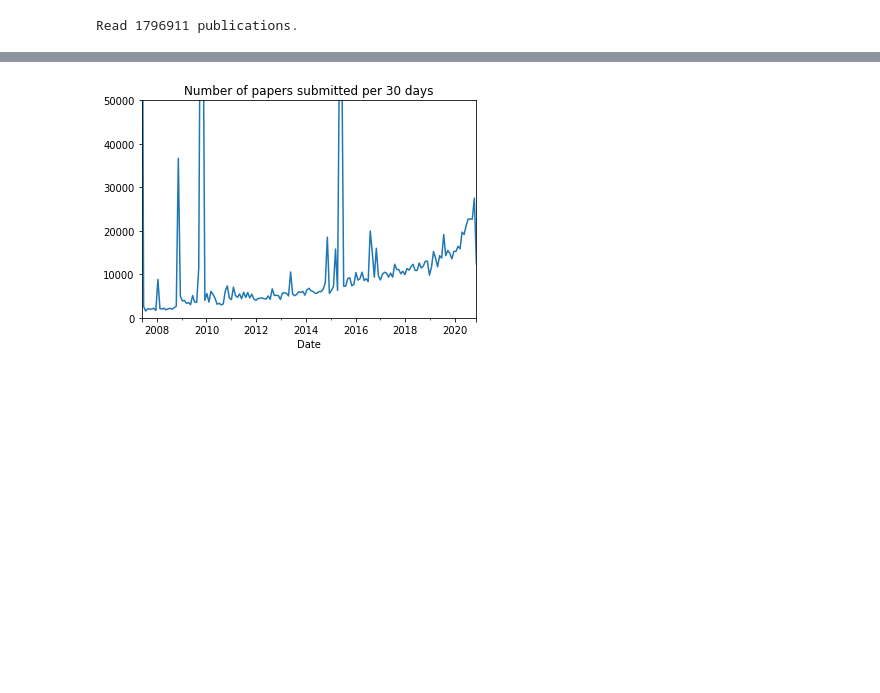
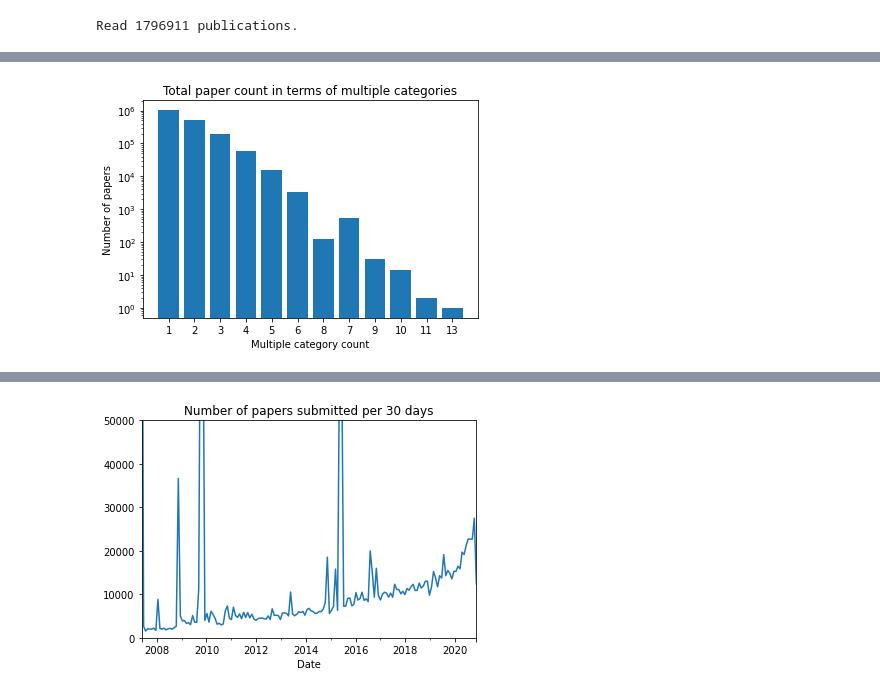
Before and after one commit to com-480-data-visualization/data-visualization-project-2021-ufa, a Jupyter notebook: exploratory_data_analysis.ipynb, the cells around one changed output, grey strips where cells are left out. Drawn from its saved outputs; the diff is of its cells as text; code cells hidden in the pictures; blank space fills up the shorter version.

```diff
--- a/exploratory_data_analysis.ipynb
+++ b/exploratory_data_analysis.ipynb
@@ -44,0 +106,13 @@ df.head(3)
+# %%
+#Count of multiple categories in each paper
+multi_categories = Counter([len(x.split(' ')) for x in df['categories']])
+
+fig, ax = plt.subplots()
+ax.bar(np.arange(len(multi_categories)),multi_categories.values(), tick_label=list(multi_categories.keys()))
+ax.set_yscale('log')
+plt.title("Total paper count in terms of multiple categories")
+plt.xlabel("Multiple category count")
+plt.ylabel("Number of papers")
+plt.show()
+# %% [output]
+[figure, added]
```
Also changed, not shown: parts of 7 cells of this notebook.
